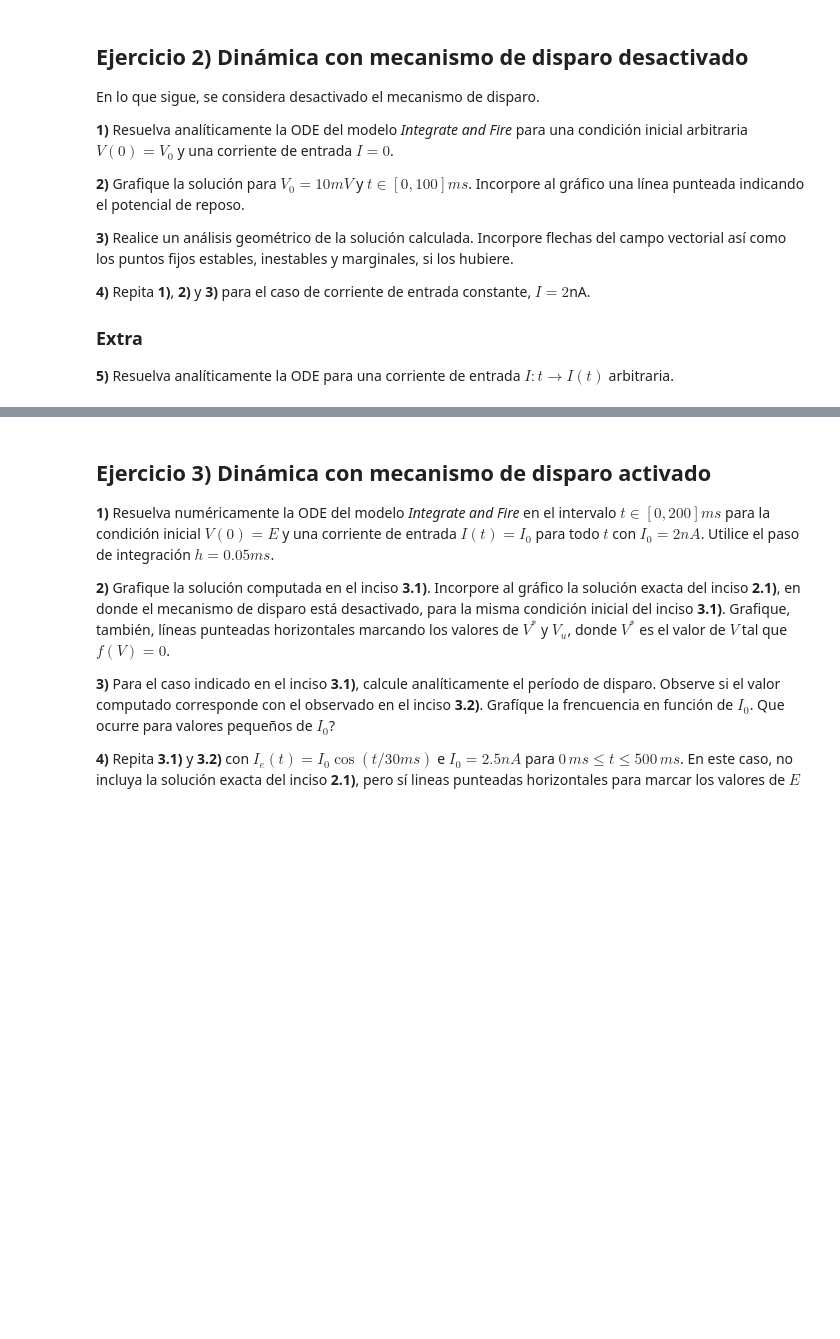
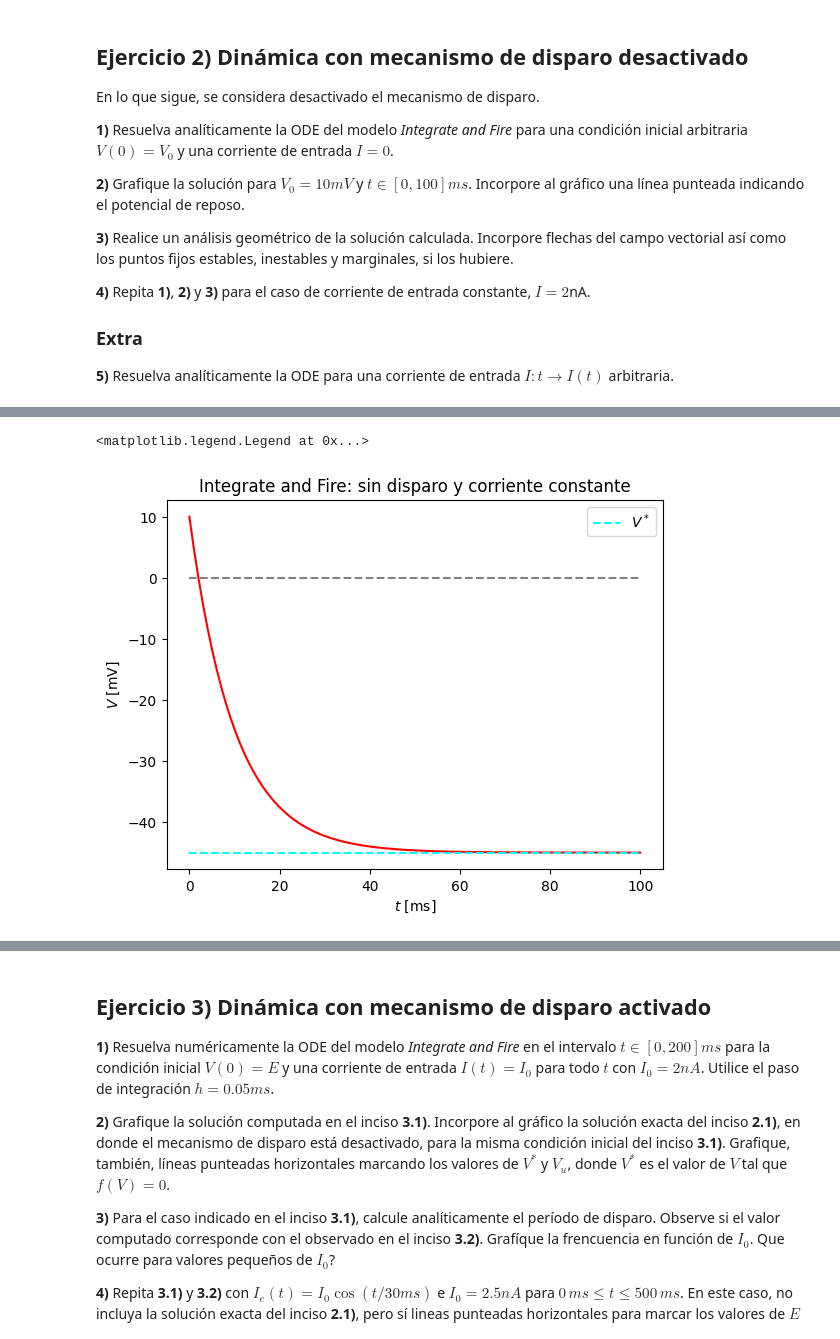
Before and after one commit to marcos626/Redes_neuronales, a Jupyter notebook: redes-neuronales-2024-guia-5.ipynb, the cells around one changed output, grey strips where cells are left out. Drawn from its saved outputs; the diff is of its cells as text; code cells hidden in the pictures; blank space fills up the shorter version.

```diff
--- a/redes-neuronales-2024-guia-5.ipynb
+++ b/redes-neuronales-2024-guia-5.ipynb
@@ -219,0 +275,23 @@ bla bla bla ...
+# %%
+# 2.4.2)
+E = -65 #mV
+tau = 10 #ms
+V0 = 10 #mV
+I = 2 #nA
+R = 10 #Mohms
+Vfix = E+I*R
+def V(t):
+    return Vfix+(V0-Vfix)*np.exp(-t/tau)
+# %%
+plt.xlabel('$t$ [ms]')
+plt.ylabel('$V$ [mV]')
+valores_t = np.linspace(0,100,100)
+valores_V = np.vectorize(V)(valores_t)
+plt.plot(valores_t,valores_V, label = "", linestyle = '-', c = 'red')
+plt.plot(valores_t,[Vfix]*len(valores_t), label = "$V^*$", linestyle = '--', c = 'cyan')
+plt.plot(valores_t,np.zeros(len(valores_t)),label = "", linestyle = '--', c = 'gray')
+plt.title('Integrate and Fire: sin disparo y corriente constante')
+plt.legend()
+# %% [output]
+<matplotlib.legend.Legend at 0x...>
+[figure, added]
```
Also changed, not shown: parts of 12 cells of this notebook.
